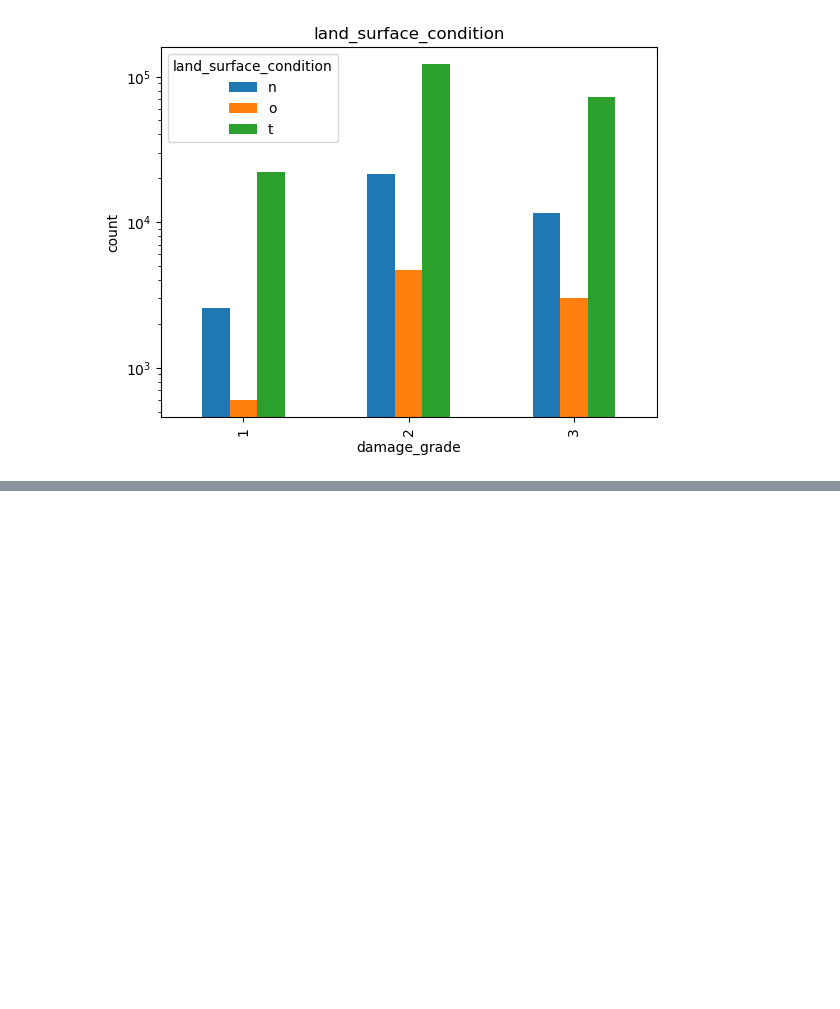
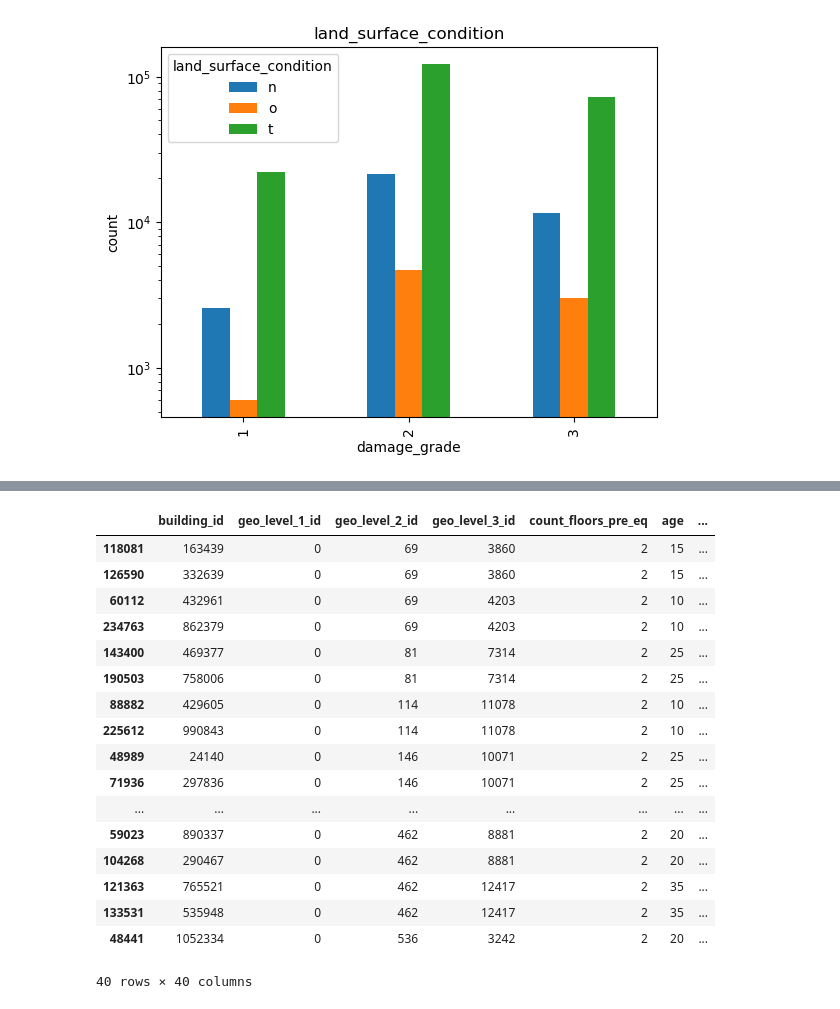
Before and after one commit to EvanGalea2/Earthquake-Damage-Predictor, a Jupyter notebook: DataExploration.ipynb, the cells around one changed output, grey strips where cells are left out. Saved outputs shown, nothing was run; the diff lists cells and outputs as text; code cells hidden in the pictures; blank space fills up the shorter version.

Commit message:
Data exploration of anomalous results

```diff
--- a/DataExploration.ipynb
+++ b/DataExploration.ipynb
@@ -245,3 +231,8 @@ plt.ylabel('count')
 plt.show()
 # %% [output]
 [figure]
+# %%
+dfNew = df.iloc[:0].copy()
+columnList = df.drop(['damage_grade', 'building_id'], axis = 1).columns.tolist()
+
+duplicates = df[df.duplicated(subset=columnList, keep=False)]
@@ -247,0 +283,23 @@ plt.show()
+# %%
+result = duplicates.sort_values(by=columnList)
+# %%
+result.head(40)
+# %% [output]
+|  | building_id | geo_level_1_id | geo_level_2_id | geo_level_3_id | count_floors_pre_eq | age | ... |
+| 118081 | 163439 | 0 | 69 | 3860 | 2 | 15 | ... |
+| 126590 | 332639 | 0 | 69 | 3860 | 2 | 15 | ... |
+| 60112 | 432961 | 0 | 69 | 4203 | 2 | 10 | ... |
+| 234763 | 862379 | 0 | 69 | 4203 | 2 | 10 | ... |
+| 143400 | 469377 | 0 | 81 | 7314 | 2 | 25 | ... |
+| 190503 | 758006 | 0 | 81 | 7314 | 2 | 25 | ... |
+| 88882 | 429605 | 0 | 114 | 11078 | 2 | 10 | ... |
+| 225612 | 990843 | 0 | 114 | 11078 | 2 | 10 | ... |
+| 48989 | 24140 | 0 | 146 | 10071 | 2 | 25 | ... |
+| 71936 | 297836 | 0 | 146 | 10071 | 2 | 25 | ... |
+| ... | ... | ... | ... | ... | ... | ... | ... |
+| 59023 | 890337 | 0 | 462 | 8881 | 2 | 20 | ... |
+| 104268 | 290467 | 0 | 462 | 8881 | 2 | 20 | ... |
+| 121363 | 765521 | 0 | 462 | 12417 | 2 | 35 | ... |
+| 133531 | 535948 | 0 | 462 | 12417 | 2 | 35 | ... |
+| 48441 | 1052334 | 0 | 536 | 3242 | 2 | 20 | ... |
+40 rows × 40 columns
```
Also changed, not shown: parts of 4 cells of this notebook.
